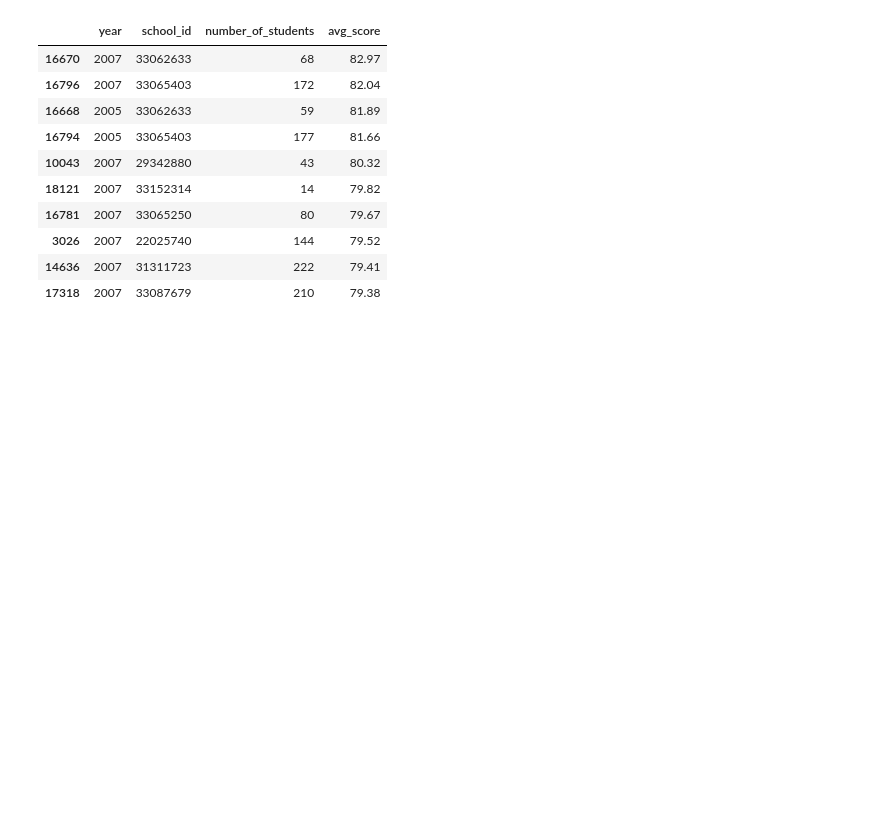
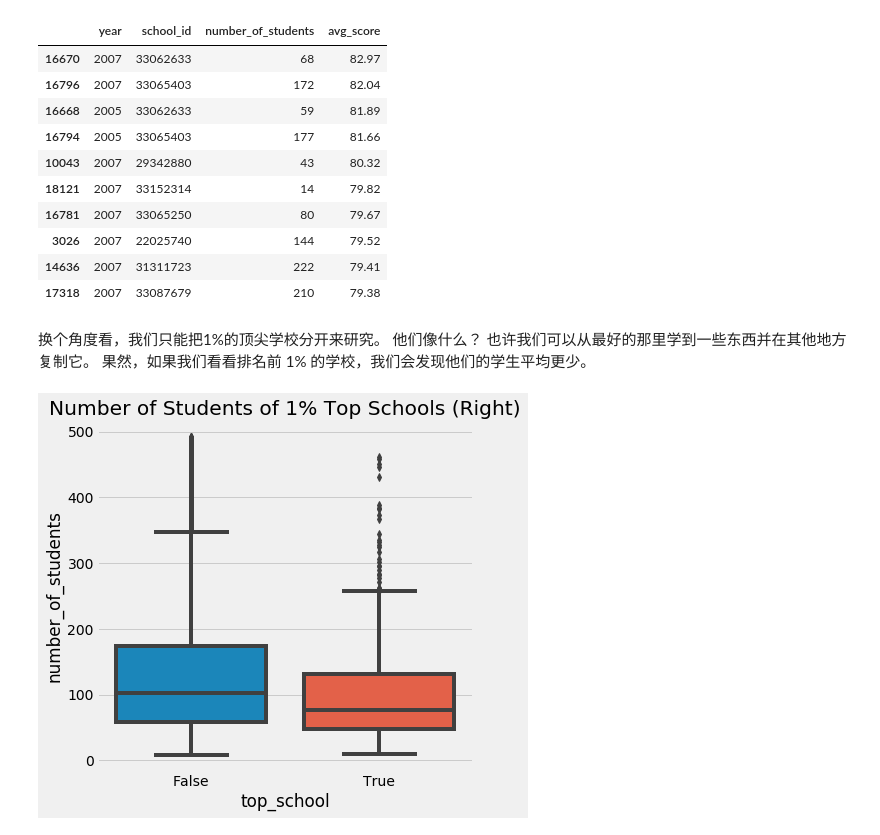
Before and after one commit to xieliaing/CausalInferenceIntro, a Jupyter notebook: chapters/03 第三章 统计学回顾：最危险的公式.ipynb, the cells around one changed output. Cells and saved outputs as stored; diff of their text form; code cells hidden in the pictures; blank space fills up the shorter version.

```diff
--- a/chapters/03 第三章 统计学回顾：最危险的公式.ipynb
+++ b/chapters/03 第三章 统计学回顾：最危险的公式.ipynb
@@ -42,3 +42,16 @@ df.sort_values(by="avg_score", ascending=False).head(10)
 | 3026 | 2007 | 22025740 | 144 | 79.52 |
 | 14636 | 2007 | 31311723 | 222 | 79.41 |
 | 17318 | 2007 | 33087679 | 210 | 79.38 |
+# %% [markdown]
+换个角度看，我们只能把1%的顶尖学校分开来研究。 他们像什么？ 也许我们可以从最好的那里学到一些东西并在其他地方复制它。 果然，如果我们看看排名前 1% 的学校，我们会发现他们的学生平均更少。
+# %%
+plot_data = (df
+             .assign(top_school = df["avg_score"] >= np.quantile(df["avg_score"], .99))
+             [["top_school", "number_of_students"]]
+             .query(f"number_of_students<{np.quantile(df['number_of_students'], .98)}")) # remove outliers
+
+plt.figure(figsize=(6,6))
+sns.boxplot(x="top_school", y="number_of_students", data=plot_data)
+plt.title("Number of Students of 1% Top Schools (Right)");
+# %% [output]
+[figure, added]
```
Also changed, not shown: parts of 7 cells of this notebook.
